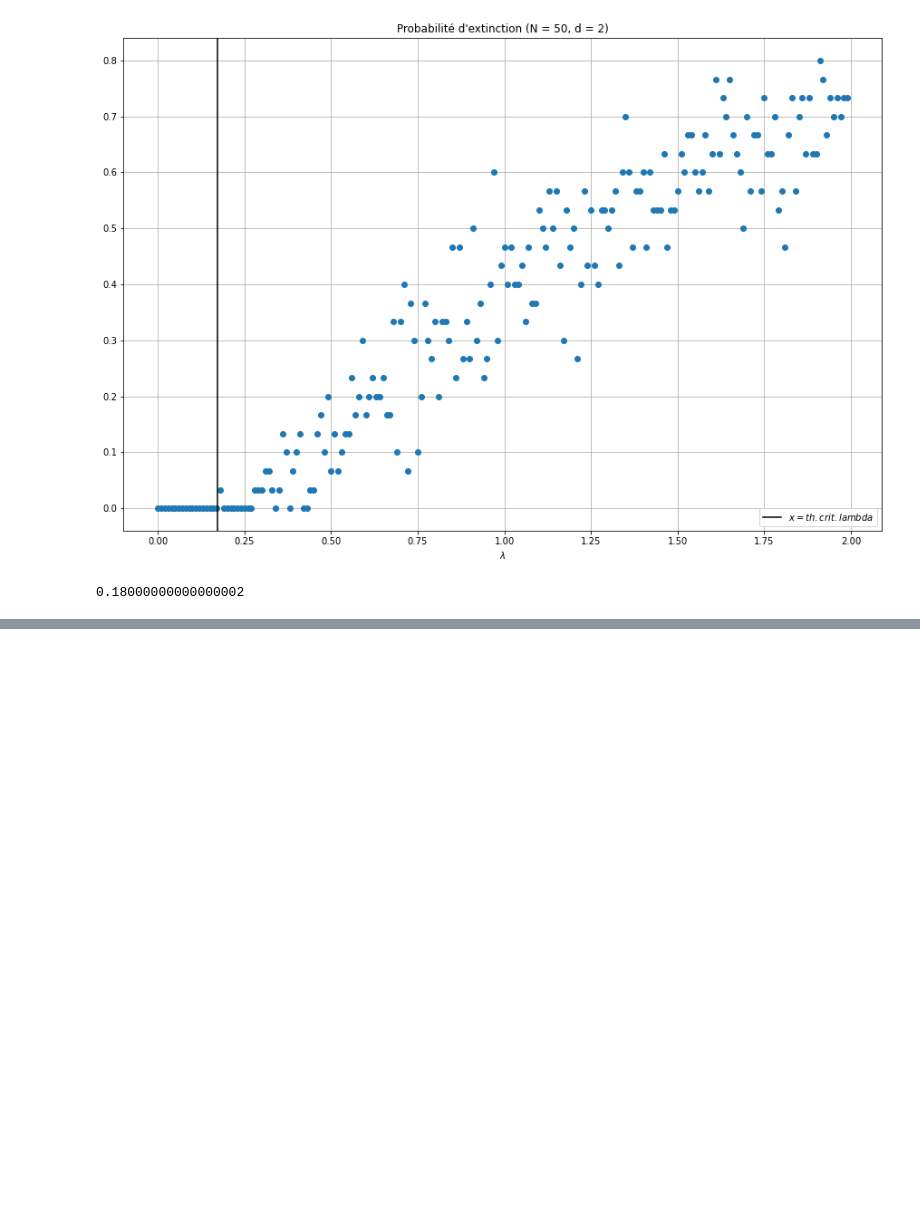
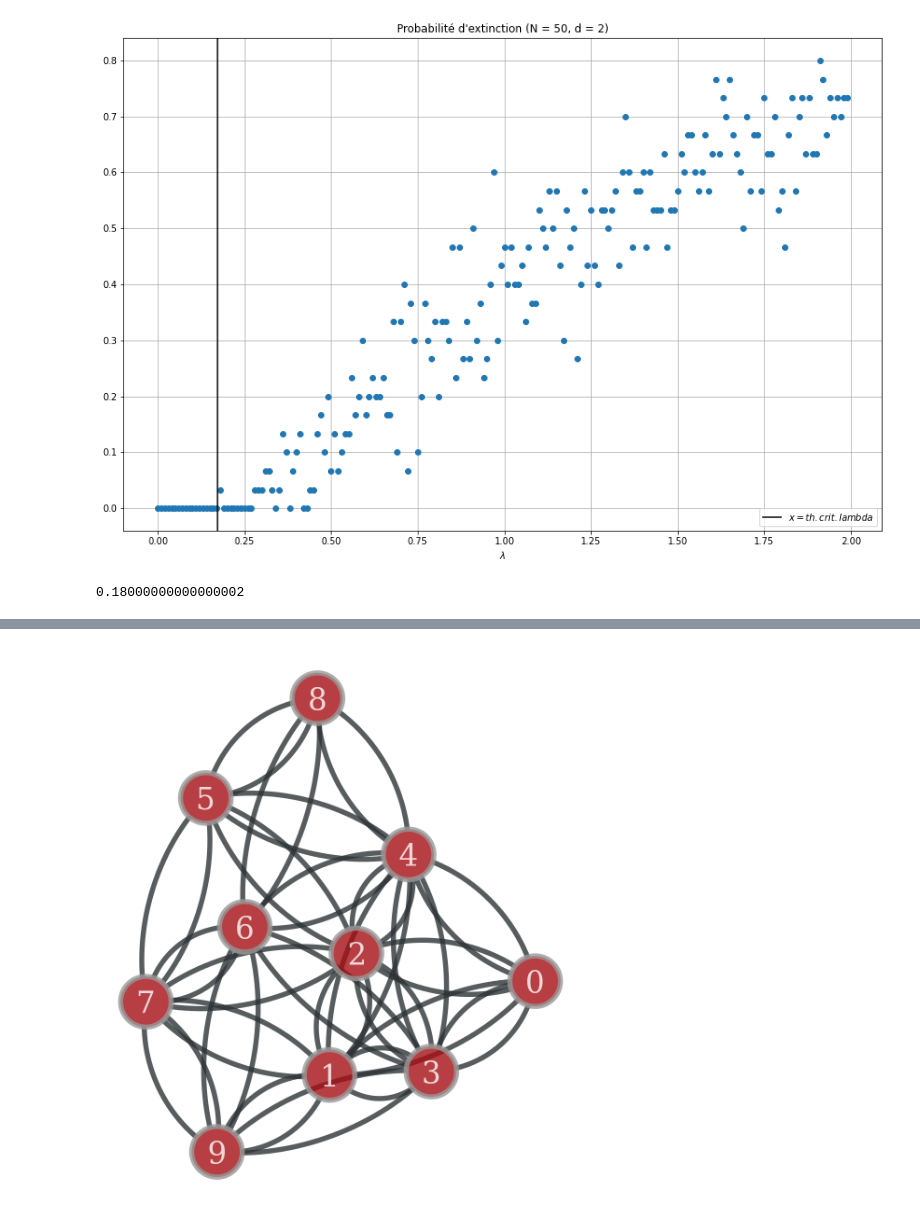
Before and after one commit to Straccia11/EA_MAP512, a Jupyter notebook: Notebook.ipynb, the cells around one changed output, grey strips where cells are left out. Drawn from its saved outputs; the diff is of its cells as text; code cells hidden in the pictures; blank space fills up the shorter version.

```diff
--- a/Notebook.ipynb
+++ b/Notebook.ipynb
@@ -299,0 +456,35 @@ crit_rate_d(50, 2, 30, 0.01, 0.0001)
+# %%
+def generate_sbm_2(n1, n2, block_matrix):
+    n = n1 + n2
+    adj_matrix = np.zeros((n, n))
+    for i in range(n):
+        for j in range(i, n):
+            if i < n1:
+                if j < n1:
+                    adj_matrix[i, j] = np.random.binomial(1, block_matrix[0, 0])
+                    adj_matrix[j, i] = adj_matrix[i, j]
+                else:
+                    adj_matrix[i, j] = np.random.binomial(1, block_matrix[0, 1])
+                    adj_matrix[j, i] = adj_matrix[i, j]
+            else:
+                if j < n1:
+                    adj_matrix[i, j] = np.random.binomial(1, block_matrix[1, 0])
+                    adj_matrix[j, i] = adj_matrix[i, j]
+                else:
+                    adj_matrix[i, j] = np.random.binomial(1, block_matrix[1, 1])
+                    adj_matrix[j, i] = adj_matrix[i, j]
+    return adj_matrix
+
+def is_symmetric(m, n):
+    for i in range(n):
+        for j in range(n):
+            if m[i, j] != m[j, i]:
+                return False
+    return True
+# %%
+m = np.array([[0.8, 0.3], [0.3, 0.8]])
+sbm_matrix = generate_sbm_2(5, 5, m)
+np.fill_diagonal(sbm_matrix, 0)
+
+print(sbm_matrix)
+print(is_symmetric(sbm_matrix, 10))
@@ -299,0 +503,9 @@ crit_rate_d(50, 2, 30, 0.01, 0.0001)
+# %%
+g = Graph(directed=False)
+
+g.add_edge_list(np.transpose(sbm_matrix.nonzero()))
+remove_parallel_edges(g)
+
+graph_draw(g, vertex_text=g.vertex_index)
+# %% [output]
+[figure, added]
```
Also changed, not shown: parts of 12 cells of this notebook.
